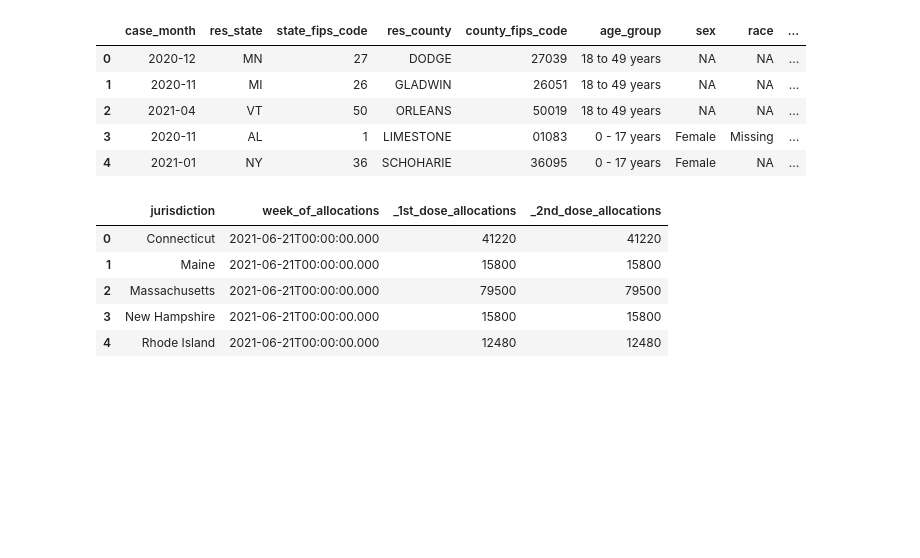
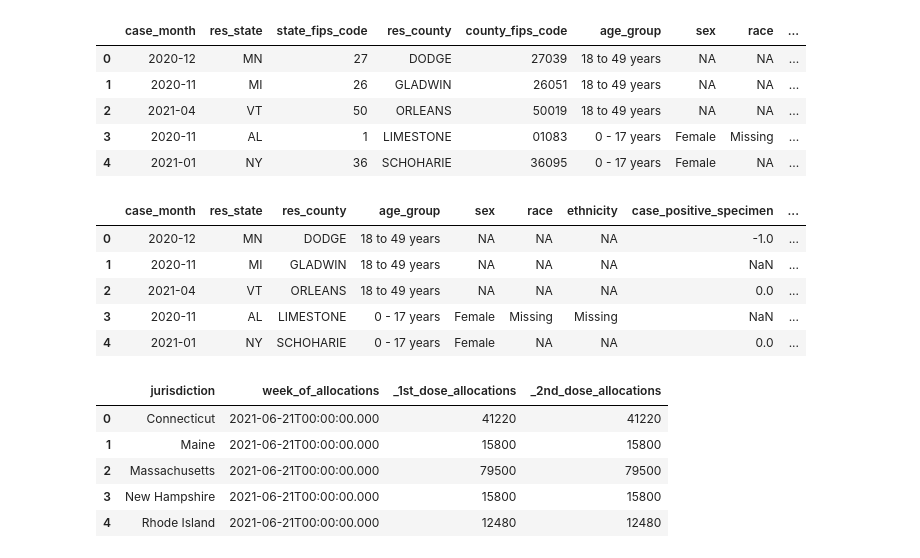
Before and after one commit to l1987deterding/ETL-Covid-Data, a Jupyter notebook: lydia_data.ipynb, the cells around one changed output. Cells and saved outputs as stored; diff of their text form; code cells hidden in the pictures; blank space fills up the shorter version.

```diff
--- a/lydia_data.ipynb
+++ b/lydia_data.ipynb
@@ -12,6 +12,16 @@ covid_df.head()
 | 2 | 2021-04 | VT | 50 | ORLEANS | 50019 | 18 to 49 years | NA | NA | ... |
 | 3 | 2020-11 | AL | 1 | LIMESTONE | 01083 | 0 - 17 years | Female | Missing | ... |
 | 4 | 2021-01 | NY | 36 | SCHOHARIE | 36095 | 0 - 17 years | Female | NA | ... |
+# %%
+covid_df=covid_df.drop(columns=['county_fips_code', 'state_fips_code'])
+covid_df.head()
+# %% [output]
+|  | case_month | res_state | res_county | age_group | sex | race | ethnicity | case_positive_specimen | ... |
+| 0 | 2020-12 | MN | DODGE | 18 to 49 years | NA | NA | NA | -1.0 | ... |
+| 1 | 2020-11 | MI | GLADWIN | 18 to 49 years | NA | NA | NA | NaN | ... |
+| 2 | 2021-04 | VT | ORLEANS | 18 to 49 years | NA | NA | NA | 0.0 | ... |
+| 3 | 2020-11 | AL | LIMESTONE | 0 - 17 years | Female | Missing | Missing | NaN | ... |
+| 4 | 2021-01 | NY | SCHOHARIE | 0 - 17 years | Female | NA | NA | 0.0 | ... |
 # %%
 json_file = "https://data.cdc.gov/resource/b7pe-5nws.json"
 moderna_df = pd.read_json(json_file)
```
Also changed, not shown: parts of 16 cells of this notebook.
